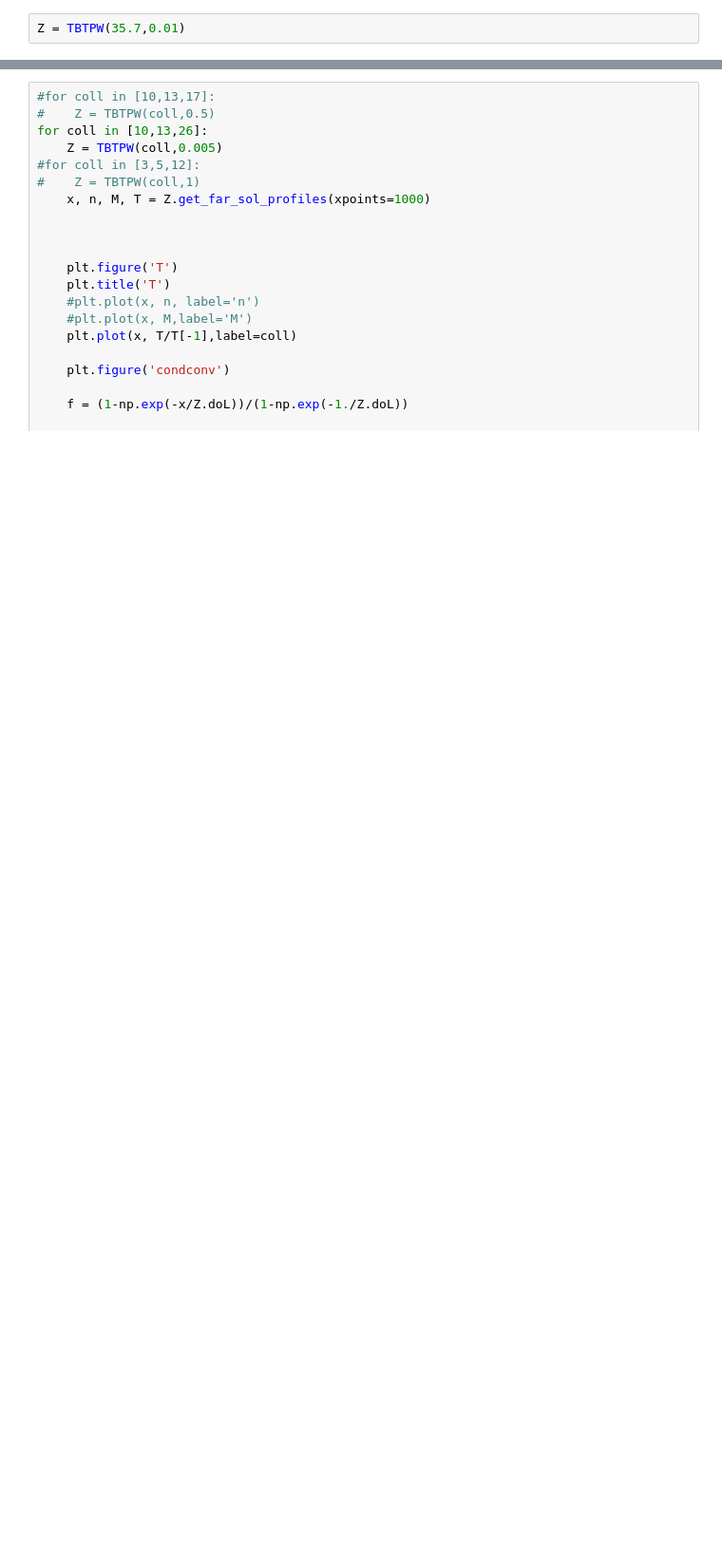
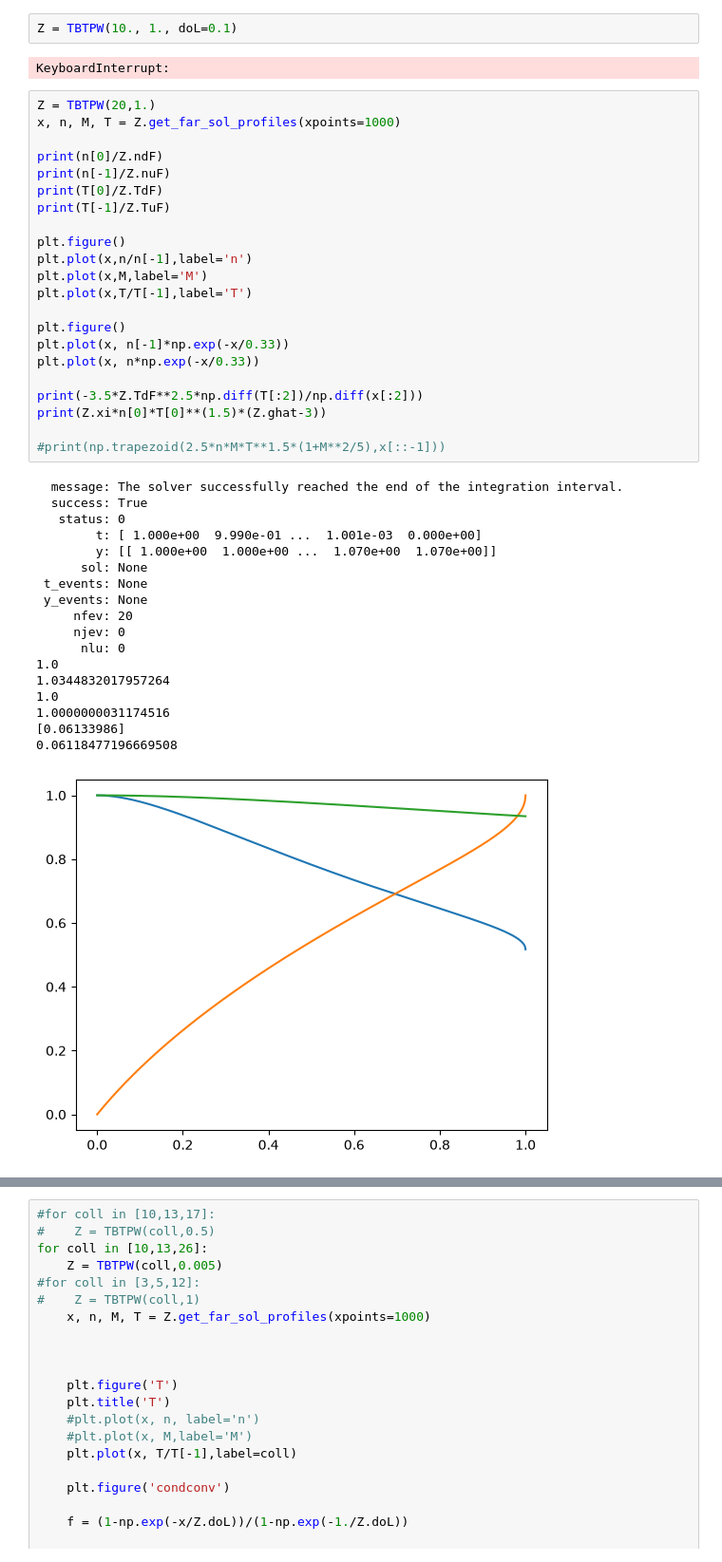
Before and after one commit to audunth/twopointfilaments, a Jupyter notebook: notebooks/test_twopoint_far_SOL.ipynb, the cells around one changed output, grey strips where cells are left out. Shown at 95% size. Cells and saved outputs as stored; diff of their text form; blank space fills up the shorter version.

```diff
--- a/notebooks/test_twopoint_far_SOL.ipynb
+++ b/notebooks/test_twopoint_far_SOL.ipynb
@@ -32,2 +44,45 @@ TBTPW?
+# %%
+Z = TBTPW(10., 1., doL=0.1)
+# %% [output]
+KeyboardInterrupt:
 # %%
-Z = TBTPW(35.7,0.01)
+Z = TBTPW(20,1.)
+x, n, M, T = Z.get_far_sol_profiles(xpoints=1000)
+
+print(n[0]/Z.ndF)
+print(n[-1]/Z.nuF)
+print(T[0]/Z.TdF)
+print(T[-1]/Z.TuF)
+
+plt.figure()
+plt.plot(x,n/n[-1],label='n')
+plt.plot(x,M,label='M')
+plt.plot(x,T/T[-1],label='T')
+
+plt.figure()
+plt.plot(x, n[-1]*np.exp(-x/0.33))
+plt.plot(x, n*np.exp(-x/0.33))
+
+print(-3.5*Z.TdF**2.5*np.diff(T[:2])/np.diff(x[:2]))
+print(Z.xi*n[0]*T[0]**(1.5)*(Z.ghat-3))
+
+#print(np.trapezoid(2.5*n*M*T**1.5*(1+M**2/5),x[::-1]))
+# %% [output]
+  message: The solver successfully reached the end of the integration interval.
+  success: True
+   status: 0
+        t: [ 1.000e+00  9.990e-01 ...  1.001e-03  0.000e+00]
+        y: [[ 1.000e+00  1.000e+00 ...  1.070e+00  1.070e+00]]
+      sol: None
+ t_events: None
+ y_events: None
+     nfev: 20
+     njev: 0
+      nlu: 0
+1.0
+1.0344832017957264
+1.0
+1.0000000031174516
+[0.06133986]
+0.06118477196669508
+[figure, added]
```
Also changed, not shown: parts of 6 cells of this notebook, 2 other files.
